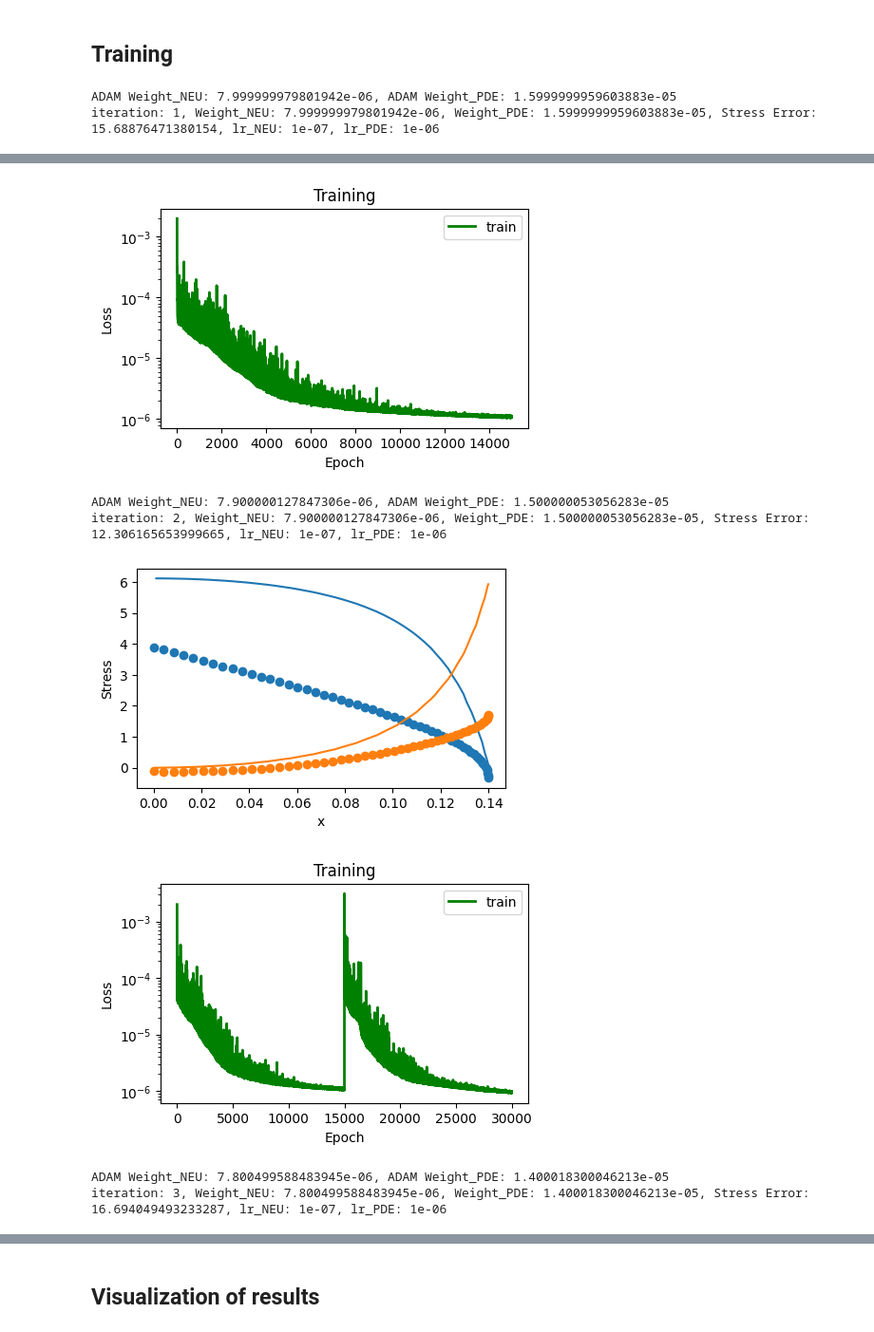
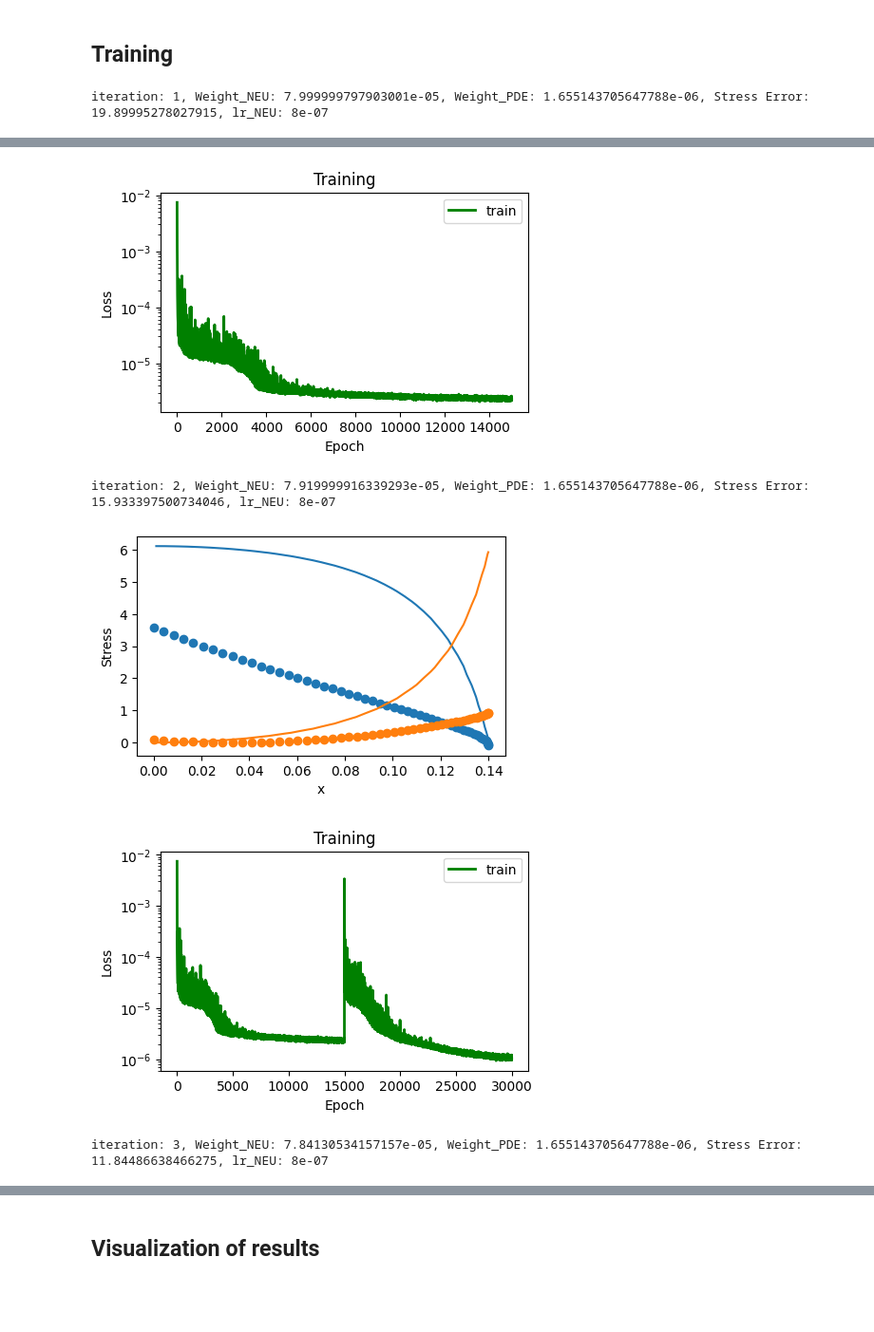
Before and after one commit to sebatomon/PINNs_for_simple_shape_optimization, a Jupyter notebook: new_torch.ipynb, the cells around one changed output, grey strips where cells are left out. Shown at 95% size. Cells and saved outputs as stored; diff of their text form; code cells hidden in the pictures; blank space fills up the shorter version.

Commit message:
testrun W_NEU

```diff
--- a/new_torch.ipynb
+++ b/new_torch.ipynb
@@ -272,19 +272,19 @@ batch_size = 256 #previous value 64
 # Learning rate
 lr = 0.005 #previous value -> 0.005
 weight_lr = 8.0e-07 #previous value -> 0.00001
-lr_NEU = 1.0e-07
+lr_NEU = 8.0e-07
 lr_PDE = 1.0e-06
 # Scheduler step width
 scheduler_step = 500
 # Gamma factor of scheduler
-scheduler_gamma = 0.85 # #previous value -> 0.6-0.8 or 0.55
+scheduler_gamma = 0.83 # #previous value -> 0.6-0.8 or 0.55
 exponential_gamma = 0.999 #previous value -> 0.9994162117
 
 
 
 loss_history = []
 weight_history = []
-testruns = 30 #total amount of test runs
+testruns = 16 #total amount of test runs
 test = 1 #have to be 1
 # Weight_PDE = 8.0e-06 #previous value -> 0.00005
 # Weight_NEU = 7.999999999999999e-05 #previous value -> 0.0001
@@ -317,8 +317,8 @@ y_stress_y = f_stress_y(x_new)
 #iteration: 26, Weight_NEU: 1.8841683879627231e-06, Weight_PDE: 3.1355081392423563e-06, Stress Error: 6.01981784519743, , lr: 7.700431458051553e-08
 
 #Weight_NEU und Weight_PDE als PyTorch nn parameter
-Weight_NEU = torch.nn.Parameter(torch.tensor(8e-06, requires_grad=True, device=device)) #previous value -> 5.551547019422287e-06
-Weight_PDE = torch.nn.Parameter(torch.tensor(1.6e-05, requires_grad=True, device=device)) #previous value -> 7.475989150407258e-06
+Weight_NEU = torch.nn.Parameter(torch.tensor(8e-05, requires_grad=True, device=device)) #previous value -> 5.551547019422287e-06
+Weight_PDE = torch.nn.Parameter(torch.tensor(1.655143705647788e-06, requires_grad=True, device=device)) #previous value -> 7.475989150407258e-06
 
 
 
@@ -385,10 +385,10 @@ def train_weights(W_neu, W_pde):
 
 
 optimizer_NEU = torch.optim.Adam([Weight_NEU], lr=lr_NEU)
-optimizer_PDE = torch.optim.Adam([Weight_PDE], lr=lr_PDE)
+#optimizer_PDE = torch.optim.Adam([Weight_PDE], lr=lr_PDE)
 scheduler_NEU = StepLR(optimizer_NEU, step_size=4, gamma=0.5)
-scheduler_PDE = StepLR(optimizer_PDE, step_size=4, gamma=0.5)
-for i in range(16):
+#scheduler_PDE = StepLR(optimizer_PDE, step_size=4, gamma=0.5)
+for i in range(testruns):
     if Weight_NEU.item() <= 5e-07:
         print(f"Weight_NEU is lower than 1e-07, Weight_NEU: {Weight_NEU.item()},  Weight_NEU changed to 1e-07. Weight_PDE: {Weight_PDE.item()}")
         Weight_NEU = torch.nn.Parameter(torch.tensor(1e-07, requires_grad=True, device=device))
@@ -396,14 +396,14 @@ for i in range(16):
         print(f"Weight_PDE is lower than 1e-07, Weight_PDE: {Weight_PDE.item()},  Weight_PDE changed to 1e-07. Weight_NEU: {Weight_NEU.item()}")
         Weight_PDE = torch.nn.Parameter(torch.tensor(1e-07, requires_grad=True, device=device))
     optimizer_NEU.zero_grad()
-    optimizer_PDE.zero_grad()
+    #optimizer_PDE.zero_grad()
     mse_error = train_weights(Weight_NEU, Weight_PDE)
 
     # print weights and stress error
-    print(f"iteration: {i+1}, Weight_NEU: {Weight_NEU.item()}, Weight_PDE: {Weight_PDE.item()}, Stress Error: {mse_error.item()}, lr_NEU: {optimizer_NEU.param_groups[0]['lr']}, lr_PDE: {optimizer_PDE.param_groups[0]['lr']}")
+    print(f"iteration: {i+1}, Weight_NEU: {Weight_NEU.item()}, Weight_PDE: {Weight_PDE.item()}, Stress Error: {mse_error.item()}, lr_NEU: {optimizer_NEU.param_groups[0]['lr']}")#, lr_PDE: {optimizer_PDE.param_groups[0]['lr']}")
     mse_error.backward(retain_graph=True)
     optimizer_NEU.step()
-    optimizer_PDE.step()
+    #optimizer_PDE.step()
 
     with torch.autograd.no_grad():
         weight_history.append(float(mse_error.data))
@@ -426,5 +426,4 @@ for i in range(16):
         plt.legend()
         plt.show()
 # %% [output]
-ADAM Weight_NEU: 7.999999979801942e-06, ADAM Weight_PDE: 1.5999999959603883e-05
-iteration: 1, Weight_NEU: 7.999999979801942e-06, Weight_PDE: 1.5999999959603883e-05, Stress Error: 15.68876471380154, lr_NEU: 1e-07, lr_PDE: 1e-06
+iteration: 1, Weight_NEU: 7.999999797903001e-05, Weight_PDE: 1.655143705647788e-06, Stress Error: 19.89995278027915, lr_NEU: 8e-07
@@ -432,7 +431,5 @@ iteration: 1, Weight_NEU: 7.999999979801942e-06, Weight_PDE: 1.5999999959603883e
-[figure, old version]
+[figure, new version]
-ADAM Weight_NEU: 7.900000127847306e-06, ADAM Weight_PDE: 1.500000053056283e-05
-iteration: 2, Weight_NEU: 7.900000127847306e-06, Weight_PDE: 1.500000053056283e-05, Stress Error: 12.306165653999665, lr_NEU: 1e-07, lr_PDE: 1e-06
+iteration: 2, Weight_NEU: 7.919999916339293e-05, Weight_PDE: 1.655143705647788e-06, Stress Error: 15.933397500734046, lr_NEU: 8e-07
-[figure, old version]
+[figure, new version]
-[figure, old version]
+[figure, new version]
-ADAM Weight_NEU: 7.800499588483945e-06, ADAM Weight_PDE: 1.400018300046213e-05
-iteration: 3, Weight_NEU: 7.800499588483945e-06, Weight_PDE: 1.400018300046213e-05, Stress Error: 16.694049493233287, lr_NEU: 1e-07, lr_PDE: 1e-06
+iteration: 3, Weight_NEU: 7.84130534157157e-05, Weight_PDE: 1.655143705647788e-06, Stress Error: 11.84486638466275, lr_NEU: 8e-07
```
Also changed, not shown: parts of 1 cell of this notebook.
